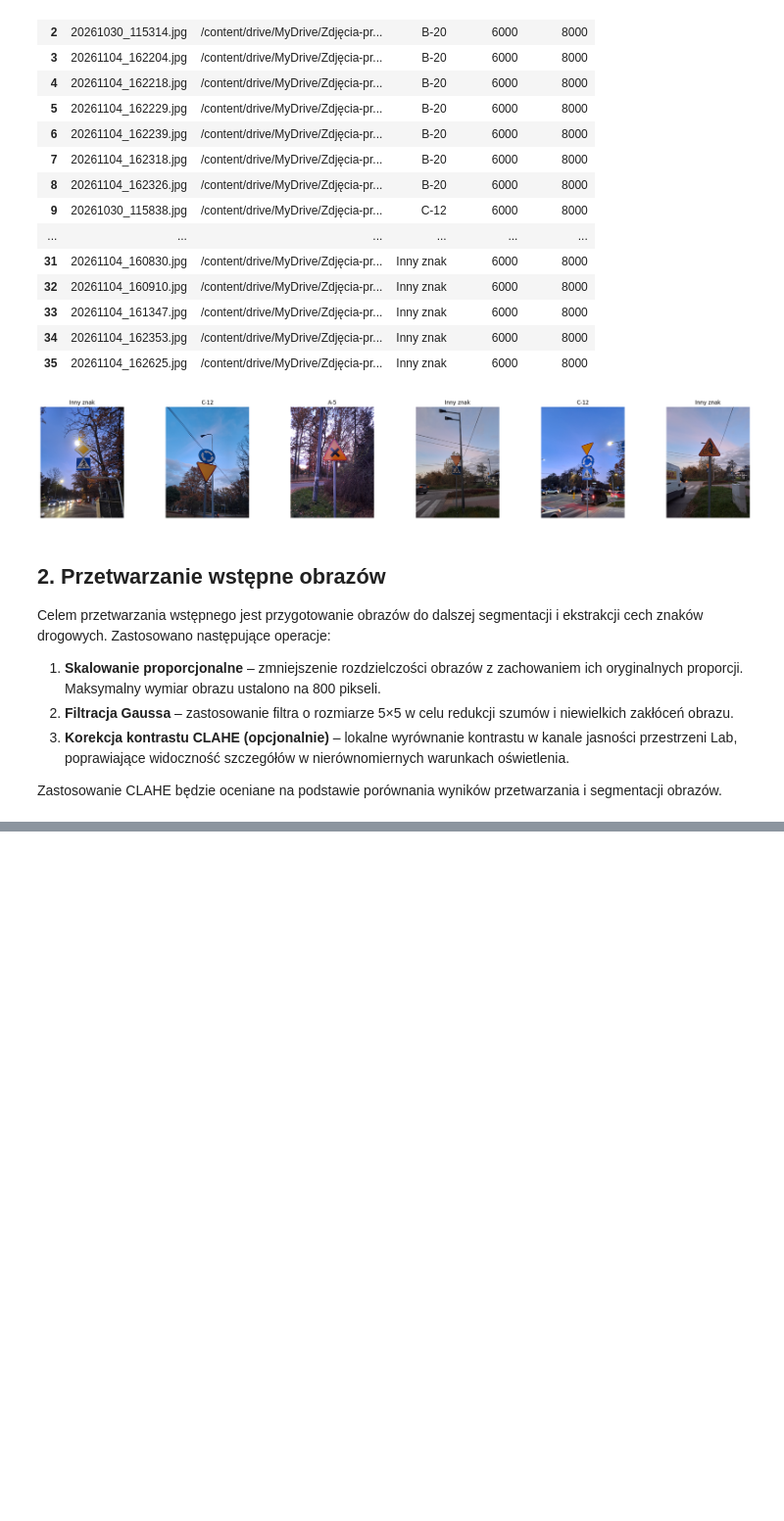
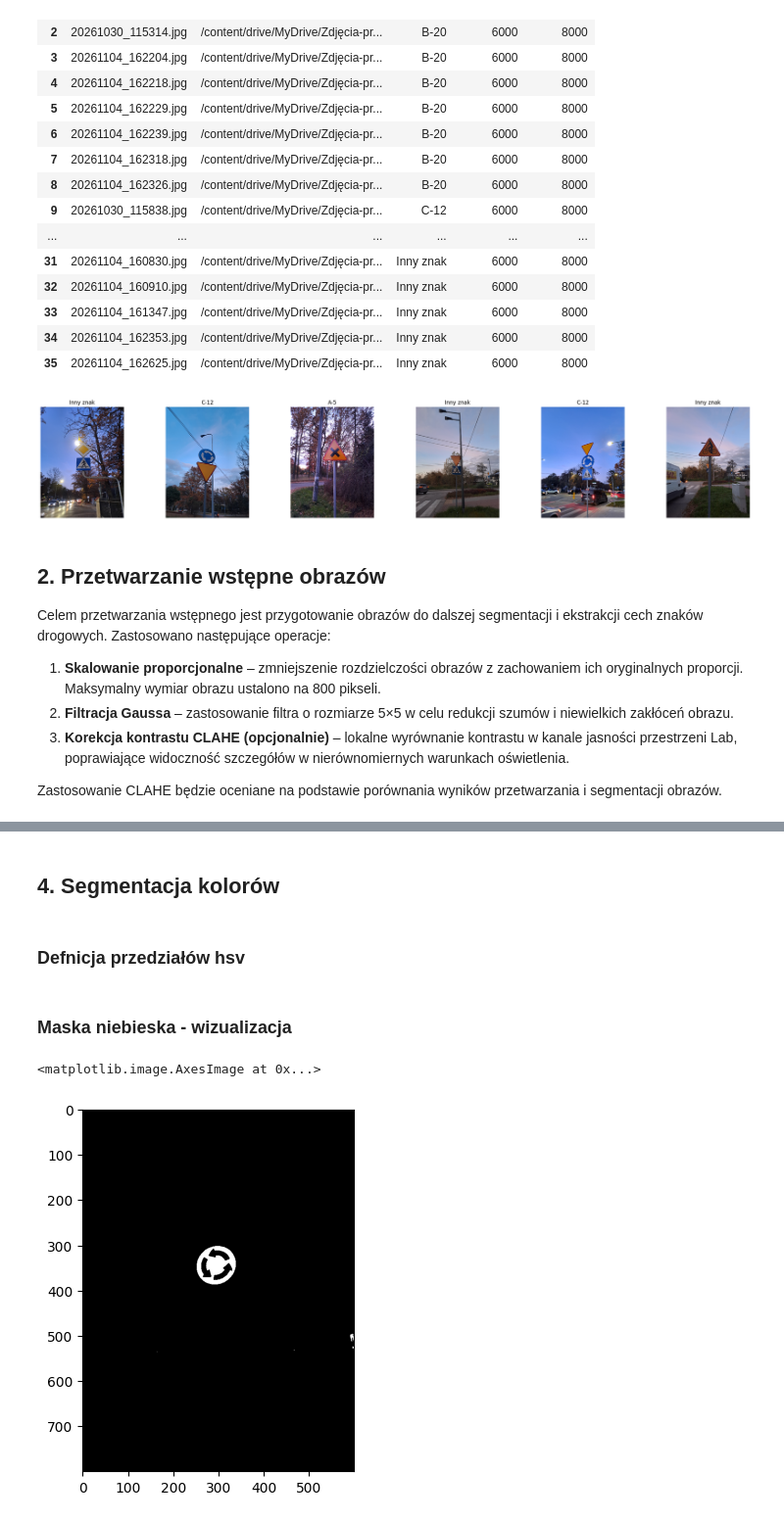
Before and after one commit to DobryCzlowiekDobryKodzik/Traffic-Sign-Recognition, a Jupyter notebook: notebooks/etap_2.ipynb, the cells around one changed output, grey strips where cells are left out. Shown at 98% size. Saved outputs shown, nothing was run; the diff lists cells and outputs as text; code cells hidden in the pictures; blank space fills up the shorter version.

Commit message:
Segmentacja kolorów

```diff
--- a/notebooks/etap_2.ipynb
+++ b/notebooks/etap_2.ipynb
@@ -184,0 +203,23 @@ for i in przetworzone:
+# %% [markdown]
+## 4. Segmentacja kolorów
+# %% [markdown]
+### Defnicja przedziałów hsv
+# %%
+dolna_czerwien1 = np.array([0, 80, 50])
+gorna_czerwien1 = np.array([10, 255, 255])
+
+dolna_czerwien2 = np.array([170, 80, 50])
+gorna_czerwien2 = np.array([179, 255, 255])
+
+dolna_niebieski = np.array([105,  130, 50])
+gorna_niebieski = np.array([110,  255, 255])
+
+dolna_zolta = np.array([10, 100 , 70])
+gorna_zolta = np.array([35,  255, 255])
+# %% [markdown]
+### Maska niebieska - wizualizacja
+# %%
+plt.imshow(cv2.inRange(hsv[9],dolna_niebieski,gorna_niebieski),cmap="gray")
+# %% [output]
+<matplotlib.image.AxesImage at 0x...>
+[figure, added]
```
Also changed, not shown: parts of 16 cells of this notebook.
